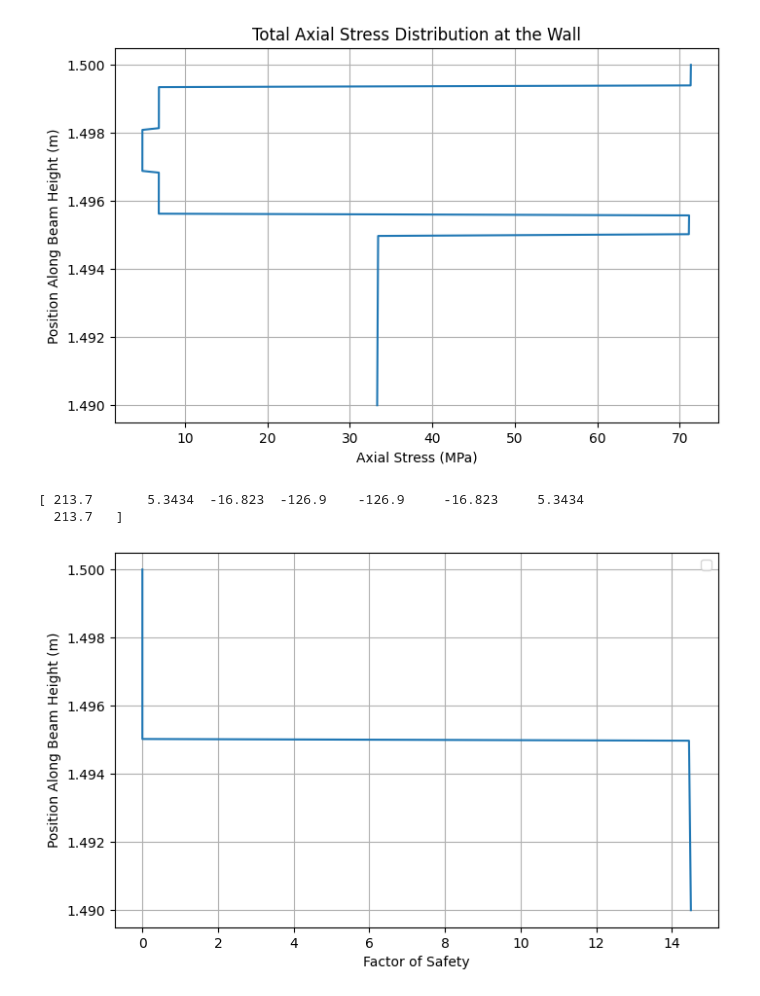
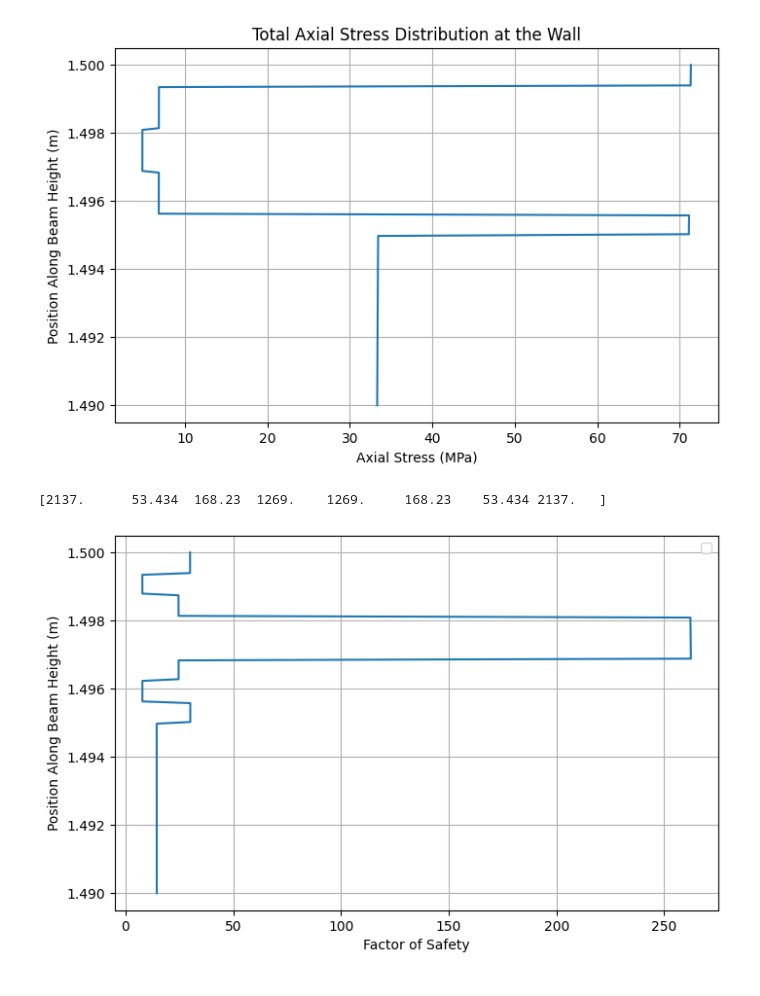
Before and after one commit to ndrichmond/EAE135Project2, a Jupyter notebook: main.ipynb, the cells around one changed output. Saved outputs shown, nothing was run; the diff lists cells and outputs as text; code cells hidden in the pictures.

Commit message:
Slightly better plot 5

```diff
--- a/main.ipynb
+++ b/main.ipynb
@@ -256,7 +256,7 @@ r = R_a + 0.005/8
 
 
 def getS(layupAngle):
-    S_AS4 = [213.7, 5.3434, -126.9, -16.823]*10**7 #Pa
+    S_AS4 = [2137, 53.434, 1269, 168.23] #MPa
     #We will only work with fibers in 0,+/-45,90,
     if layupAngle in range(0,45):
         return S_AS4[0]
@@ -271,38 +271,37 @@ S_layers = np.array([getS(0), getS(45), getS(-45), getS(90), getS(90), getS(-45)
 
 #for i in range(len(x2))
 
-S_al = 483 *10**6 #Pa
+S_al = 483 #MPa
 print(S_layers)
 SF = []
 j = 0
 for i in range(len(x2)):
     #print(i)
     if x2[i] < R_a:
-        SF.append(S_al/total_sigma[i]/(10**6))
+        SF.append(S_al/total_sigma[i])
         #print(total_sigma[i])
         #print(SF)
     if x2[i] >= R_a and x2[i] < (r):
-        SF.append(S_layers[j]/total_sigma[i]/(10**6))
+        SF.append(S_layers[j]/total_sigma[i])
 
     if x2[i] > r:
         r = r + 0.005/8
         j = j + 1
-        SF.append(S_layers[j]/total_sigma[i]/(10**6))
+        SF.append(S_layers[j]/total_sigma[i])
 
 plt.figure(figsize=(8, 5))
 
 #plt.axvline(x = 1.5,ymin=1.49,ymax=1.5, color = 'red',label = 'Airworthy')
 #plt.axvline(x = 1.2,ymin=1.49,ymax=1.5, color = 'black', label = 'Space Worthy')
 plt.plot(SF,x2)
 
 
 plt.ylabel("Position Along Beam Height (m)")
 plt.xlabel("Factor of Safety")
 plt.legend()
 plt.title("")
 plt.grid()
 plt.show()
 # %% [output]
-[ 213.7       5.3434  -16.823  -126.9    -126.9     -16.823     5.3434
-  213.7   ]
+[2137.      53.434  168.23  1269.    1269.     168.23    53.434 2137.   ]
-[figure, old version]
+[figure, new version]
```
